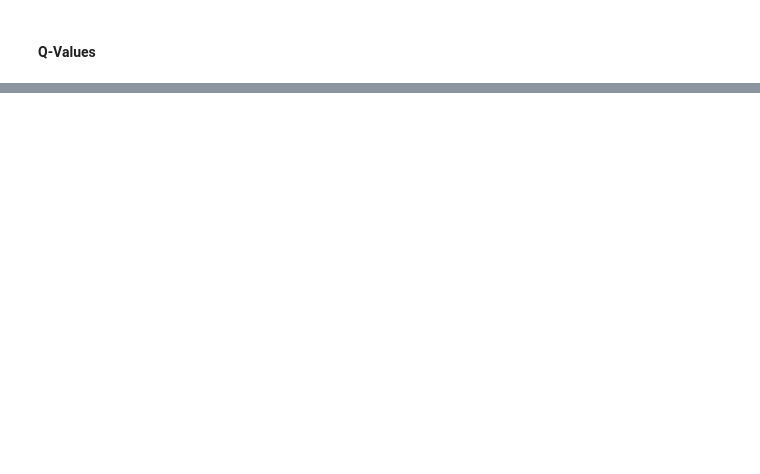
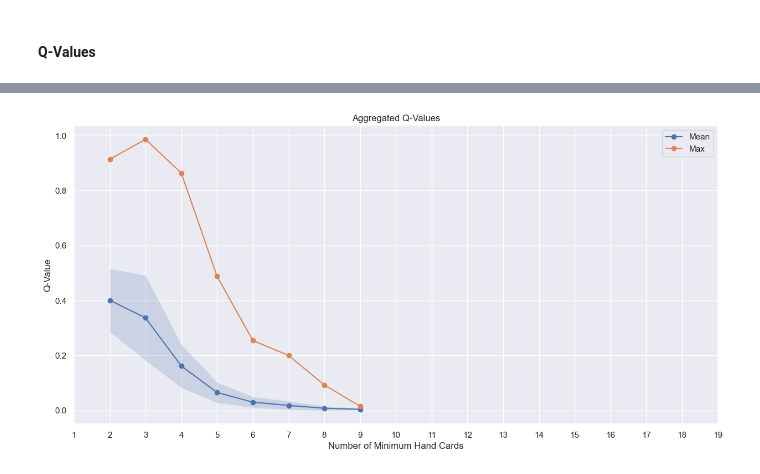
Before and after one commit to andreabazerla/dpcm-card-game, a Jupyter notebook: notebooks/analysis.ipynb, the cells around one changed output, grey strips where cells are left out. Drawn from its saved outputs; the diff is of its cells as text; code cells hidden in the pictures; blank space fills up the shorter version.

```diff
--- a/notebooks/analysis.ipynb
+++ b/notebooks/analysis.ipynb
@@ -49,0 +70,2 @@ plt.show()
+# %%
+q_values['MAX'] = q_values.iloc[:, 1:].max(axis=1)
@@ -50,11 +74,4 @@ plt.show()
 # %%
-q_values = pd.read_csv('../data/q.csv')
+q_values['HAND'] = q_values['ID'].apply(lambda x: sum(eval(x)[1:]))
 
-actions = q_values.columns
-
-q_values['MAX'] = q_values.max(axis=1)
-q_values['ID'] = q_values.index
-q_values['HAND'] = q_values['ID'].apply(lambda x: sum(eval(x)[4:]))
-
-q_values.drop(columns='ID', inplace=True)
 q_values.head(3)
@@ -61,23 +83,24 @@ q_values.head(3)
+# %%
+q_curve = q_values.copy()
+q_curve[["HAND","MAX"]] = q_curve[["HAND","MAX"]].replace(0, np.NaN)
+
+q_mean = pd.Series(q_curve.iloc[:, 1:].groupby("HAND").mean()["MAX"])
+q_max  = pd.Series(q_curve.iloc[:, 1:].groupby("HAND").max()["MAX"])
+q_std  = pd.Series(q_curve.iloc[:, 1:].groupby("HAND").std()["MAX"])/2
 # %%
-q_curve = q_values.copy()
-q_curve[["HAND","MAX"]] = q_curve[["HAND","MAX"]].replace(0, np.NaN)
+fig = plt.figure(1, figsize=(15,7))
 
-q_mean = pd.Series(q_curve.groupby("HAND").mean()["MAX"])
-q_max  = pd.Series(q_curve.groupby("HAND").max()["MAX"])
-q_std  = pd.Series(q_curve.groupby("HAND").std()["MAX"])/2
-
-fig = plt.figure(1, figsize=(15,7))
-colors = color_lib(["Mean","Max"])
-
-plt.plot(q_mean.index, q_mean, label="Mean", marker = "o", c = colors["Mean"])
-plt.plot(q_max.index,  q_max,  label="Max",  marker = "o", c = colors["Max"])
-plt.fill_between(q_mean.index, q_mean-q_std, q_mean+q_std, color = colors["Mean"], alpha=0.2)
+plt.plot(q_mean.index, q_mean, label="Mean", marker = "o")
+plt.plot(q_max.index,  q_max,  label="Max",  marker = "o")
+plt.fill_between(q_mean.index, q_mean-q_std, q_mean+q_std, alpha=0.2)
 
 plt.xticks(q_mean.index)
 plt.xlabel("Number of Minimum Hand Cards")
 plt.ylabel("Q-Value")
 plt.title("Aggregated Q-Values")
 plt.legend()
 plt.show()
+# %% [output]
+[figure, added]
 # %%
 q_pivot = q_values.replace(0, np.NaN)
```
Also changed, not shown: parts of 9 cells of this notebook, 1 other file.
